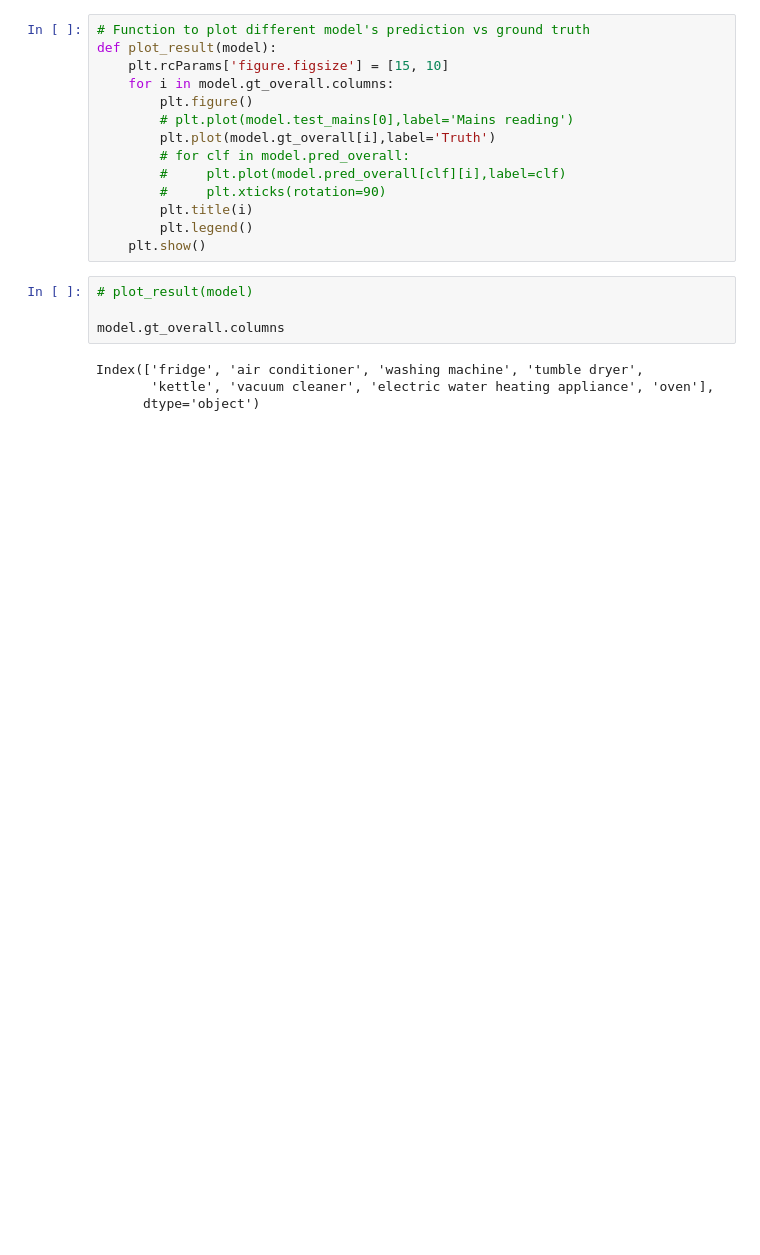
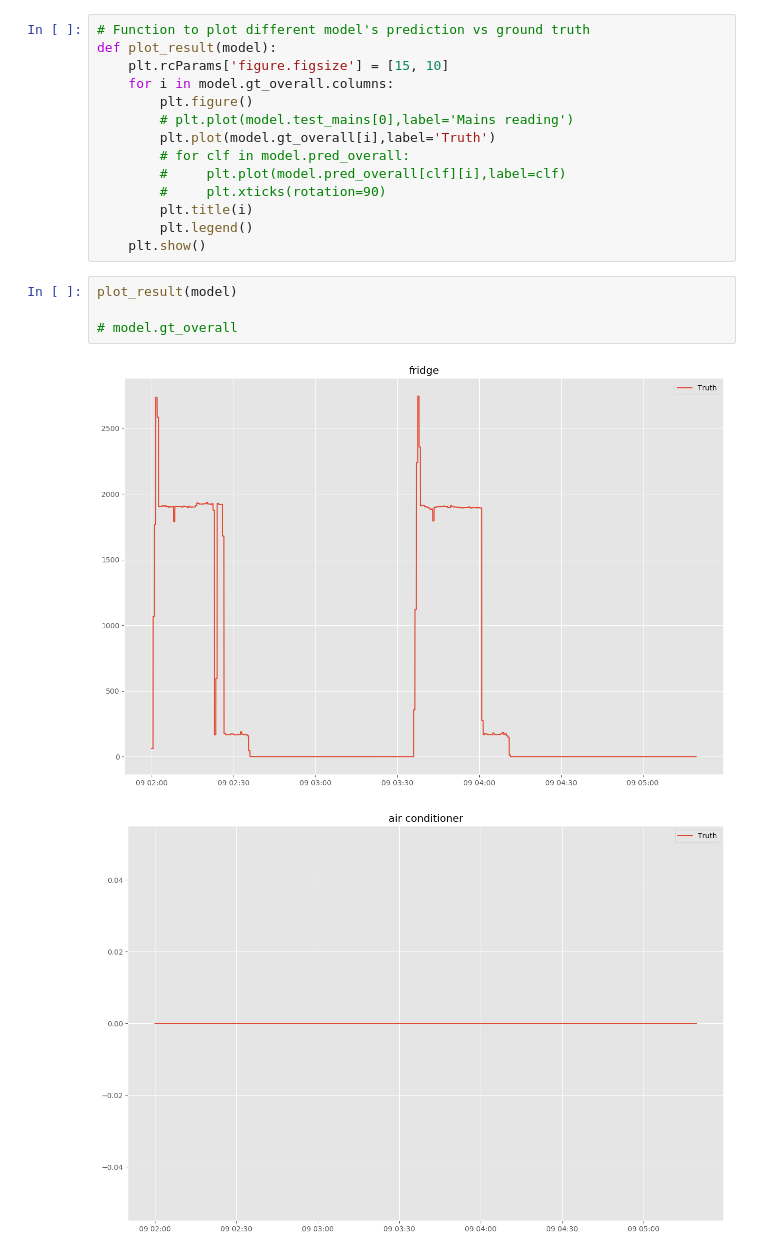
Before and after one commit to zlee0057/FIT3162_MCS6_NILM, a Jupyter notebook: using_imported_models.ipynb, the cells around one changed output. Drawn from its saved outputs; the diff is of its cells as text; blank space fills up the shorter version.

```diff
--- a/using_imported_models.ipynb
+++ b/using_imported_models.ipynb
@@ -58,10 +55,9 @@ def plot_result(model):
         plt.legend()
     plt.show()
 # %%
-# plot_result(model)
+plot_result(model)
 
-model.gt_overall.columns
+# model.gt_overall
 # %% [output]
-Index(['fridge', 'air conditioner', 'washing machine', 'tumble dryer',
-       'kettle', 'vacuum cleaner', 'electric water heating appliance', 'oven'],
-      dtype='object')
+[figure, added]
+[figure, added]
```
Also changed, not shown: parts of 4 cells of this notebook, 33 other files.
